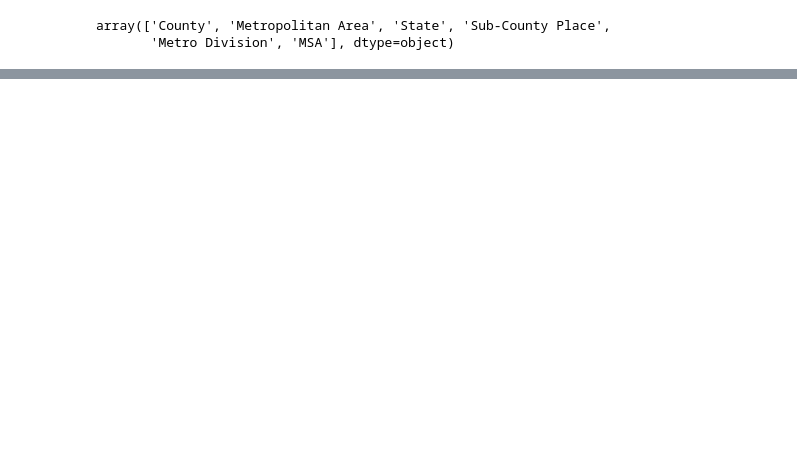
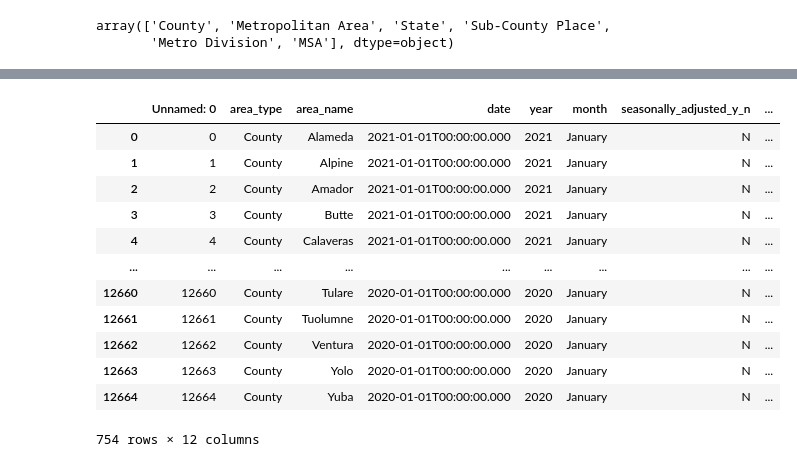
Before and after one commit to kfmatovic716/COVID19-CA-COUNTIES-DATA---ETL-Project, a Jupyter notebook: Transform/EDD_Cleaning.ipynb, the cells around one changed output, grey strips where cells are left out. Cells and saved outputs as stored; diff of their text form; code cells hidden in the pictures; blank space fills up the shorter version.

```diff
--- a/Transform/EDD_Cleaning.ipynb
+++ b/Transform/EDD_Cleaning.ipynb
@@ -86,0 +99,18 @@ array(['Alameda County', 'Alpine County', 'Amador County', ...,
+# %%
+# Filtered LA county and seasonally_adjusted_y because of duplication
+LA_filtered_county = county_df.loc[county_df["seasonally_adjusted_y_n"] == "N"]
+LA_filtered_county
+# %% [output]
+|  | Unnamed: 0 | area_type | area_name | date | year | month | seasonally_adjusted_y_n | ... |
+| 0 | 0 | County | Alameda | 2021-01-01T00:00:00.000 | 2021 | January | N | ... |
+| 1 | 1 | County | Alpine | 2021-01-01T00:00:00.000 | 2021 | January | N | ... |
+| 2 | 2 | County | Amador | 2021-01-01T00:00:00.000 | 2021 | January | N | ... |
+| 3 | 3 | County | Butte | 2021-01-01T00:00:00.000 | 2021 | January | N | ... |
+| 4 | 4 | County | Calaveras | 2021-01-01T00:00:00.000 | 2021 | January | N | ... |
+| ... | ... | ... | ... | ... | ... | ... | ... | ... |
+| 12660 | 12660 | County | Tulare | 2020-01-01T00:00:00.000 | 2020 | January | N | ... |
+| 12661 | 12661 | County | Tuolumne | 2020-01-01T00:00:00.000 | 2020 | January | N | ... |
+| 12662 | 12662 | County | Ventura | 2020-01-01T00:00:00.000 | 2020 | January | N | ... |
+| 12663 | 12663 | County | Yolo | 2020-01-01T00:00:00.000 | 2020 | January | N | ... |
+| 12664 | 12664 | County | Yuba | 2020-01-01T00:00:00.000 | 2020 | January | N | ... |
+754 rows × 12 columns
```
Also changed, not shown: parts of 15 cells of this notebook, 4 other files.
